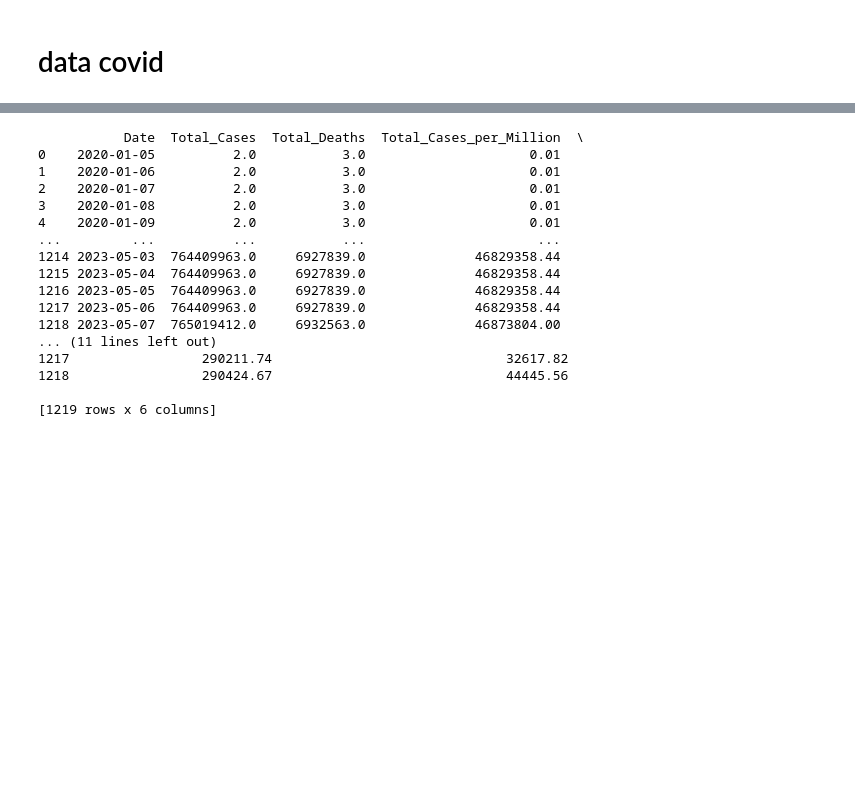
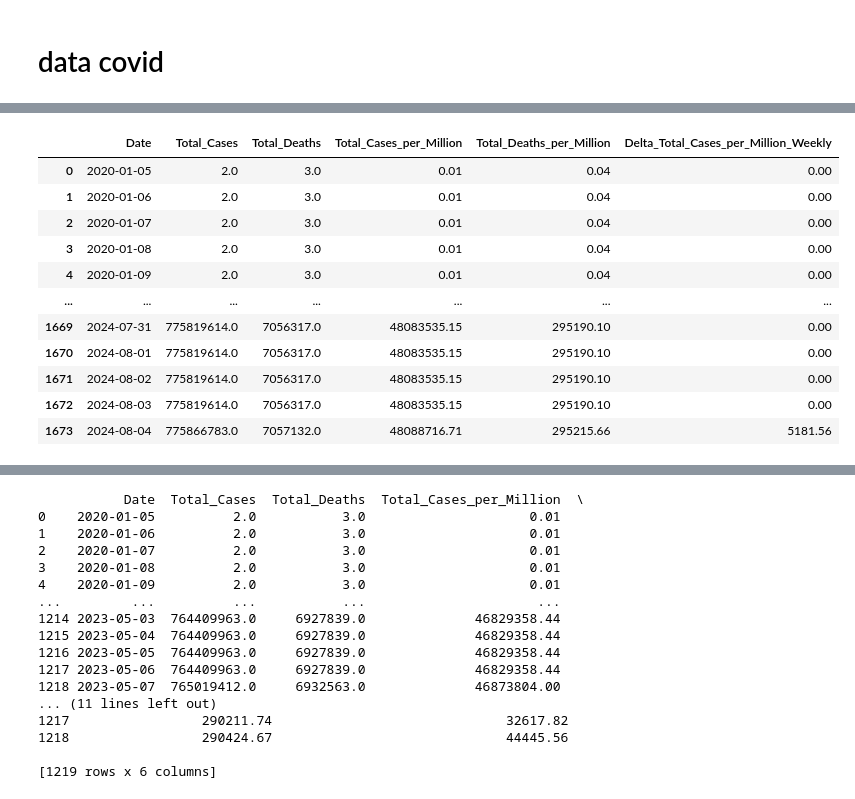
Before and after one commit to th3UnmatchedK1yo/STAT3013.-P11_Nhom10, a Jupyter notebook: STAT3013. P11_Nhom10/Statistic copy.ipynb, the cells around one changed output, grey strips where cells are left out. Cells and saved outputs as stored; diff of their text form; code cells hidden in the pictures; blank space fills up the shorter version.

```diff
--- a/STAT3013. P11_Nhom10/Statistic copy.ipynb
+++ b/STAT3013. P11_Nhom10/Statistic copy.ipynb
@@ -1043,3 +1047,75 @@ ML_after_crisic_data['IMUS']
 858 rows × 3 columns
 # %% [markdown]
 # data covid
+# %%
+import pandas as pd
+
+def load_prepare_data_covid19_weekly_change_sundays(file_path):
+    # Load CSV file
+    try:
+        df = pd.read_csv(file_path)
+    except Exception as e:
+        print(f"Error reading file {file_path}: {e}")
+        return None
+
+    # Convert 'date' column to datetime format for easy manipulation
+    df['date'] = pd.to_datetime(df['date'], errors='coerce')
+
+    # Drop rows with missing essential values in 'date', 'total_cases', 'total_deaths', 'total_cases_per_million', 'total_deaths_per_million'
+    df.dropna(subset=['date', 'continent', 'total_cases', 'total_deaths', 'total_cases_per_million', 'total_deaths_per_million'], inplace=True)
+
+    # Filter out countries with incomplete data in 'total_cases' or 'total_deaths'
+    complete_countries = df.groupby('location').filter(lambda x: x['total_cases'].notna().all() and x['total_deaths'].notna().all())['location'].unique()
+    df = df[df['location'].isin(complete_countries)]
+
+    # Define the full timeline based on available data
+    full_timeline = pd.date_range(start=df['date'].min(), end=df['date'].max(), freq='D')
+
+    # Group by 'date' and 'continent', summing the relevant columns for each date
+    df_continent_daily = df.groupby(['date', 'continent']).agg({
+        'total_cases': 'sum',
+        'total_deaths': 'sum',
+        'total_cases_per_million': 'sum',
+        'total_deaths_per_million': 'sum'
+    }).reset_index()
+
+    # Filter for Sundays only to calculate the weekly difference
+    df_sundays = df_continent_daily[df_continent_daily['date'].dt.dayofweek == 6].copy()  # 6 corresponds to Sunday
+
+    # Calculate the weekly change for Sundays only
+    df_sundays['delta_total_cases_per_million_weekly'] = df_sundays.groupby('continent')['total_cases_per_million'].diff().fillna(0)
+
+    # Merge weekly change data back into the daily DataFrame, filling non-Sundays with zero
+    df_continent_daily = pd.merge(df_continent_daily, df_sundays[['date', 'continent', 'delta_total_cases_per_million_weekly']],
+                                  on=['date', 'continent'], how='left')
+    df_continent_daily['delta_total_cases_per_million_weekly'].fillna(0, inplace=True)
+
+    # Aggregate across all continents to get the total values for each date
+    df_weekly_summary = df_continent_daily.groupby('date').agg({
+        'total_cases': 'sum',
+        'total_deaths': 'sum',
+        'total_cases_per_million': 'sum',
+        'total_deaths_per_million': 'sum',
+        'delta_total_cases_per_million_weekly': 'sum'
+    }).reindex(full_timeline).fillna(0).reset_index()
+
+    # Rename columns for clarity
+    df_weekly_summary.rename(columns={
+        'index': 'Date',
+        'total_cases': 'Total_Cases',
+        'total_deaths': 'Total_Deaths',
+        'total_cases_per_million': 'Total_Cases_per_Million',
+        'total_deaths_per_million': 'Total_Deaths_per_Million',
+        'delta_total_cases_per_million_weekly': 'Delta_Total_Cases_per_Million_Weekly'
+    }, inplace=True)
+
+    # Select and reorder columns
+    df_weekly_summary = df_weekly_summary[['Date', 'Total_Cases', 'Total_Deaths', 'Total_Cases_per_Million', 'Total_Deaths_per_Million', 'Delta_Total_Cases_per_Million_Weekly']]
+
+    return df_weekly_summary
+
+# Usage example
+file_path = (r'Crisis\owid-covid-data.csv')  # Replace with actual path
+covid_data_weekly_summary = load_prepare_data_covid19_weekly_change_sundays(file_path)
+covid_data_weekly_summary
+# %% [output]
@@ -1045,0 +1128,12 @@ ML_after_crisic_data['IMUS']
+|  | Date | Total_Cases | Total_Deaths | Total_Cases_per_Million | Total_Deaths_per_Million | Delta_Total_Cases_per_Million_Weekly |
+| 0 | 2020-01-05 | 2.0 | 3.0 | 0.01 | 0.04 | 0.00 |
+| 1 | 2020-01-06 | 2.0 | 3.0 | 0.01 | 0.04 | 0.00 |
+| 2 | 2020-01-07 | 2.0 | 3.0 | 0.01 | 0.04 | 0.00 |
+| 3 | 2020-01-08 | 2.0 | 3.0 | 0.01 | 0.04 | 0.00 |
+| 4 | 2020-01-09 | 2.0 | 3.0 | 0.01 | 0.04 | 0.00 |
+| ... | ... | ... | ... | ... | ... | ... |
+| 1669 | 2024-07-31 | 775819614.0 | 7056317.0 | 48083535.15 | 295190.10 | 0.00 |
+| 1670 | 2024-08-01 | 775819614.0 | 7056317.0 | 48083535.15 | 295190.10 | 0.00 |
+| 1671 | 2024-08-02 | 775819614.0 | 7056317.0 | 48083535.15 | 295190.10 | 0.00 |
+| 1672 | 2024-08-03 | 775819614.0 | 7056317.0 | 48083535.15 | 295190.10 | 0.00 |
+| 1673 | 2024-08-04 | 775866783.0 | 7057132.0 | 48088716.71 | 295215.66 | 5181.56 |
```
Also changed, not shown: parts of 7 cells of this notebook.
